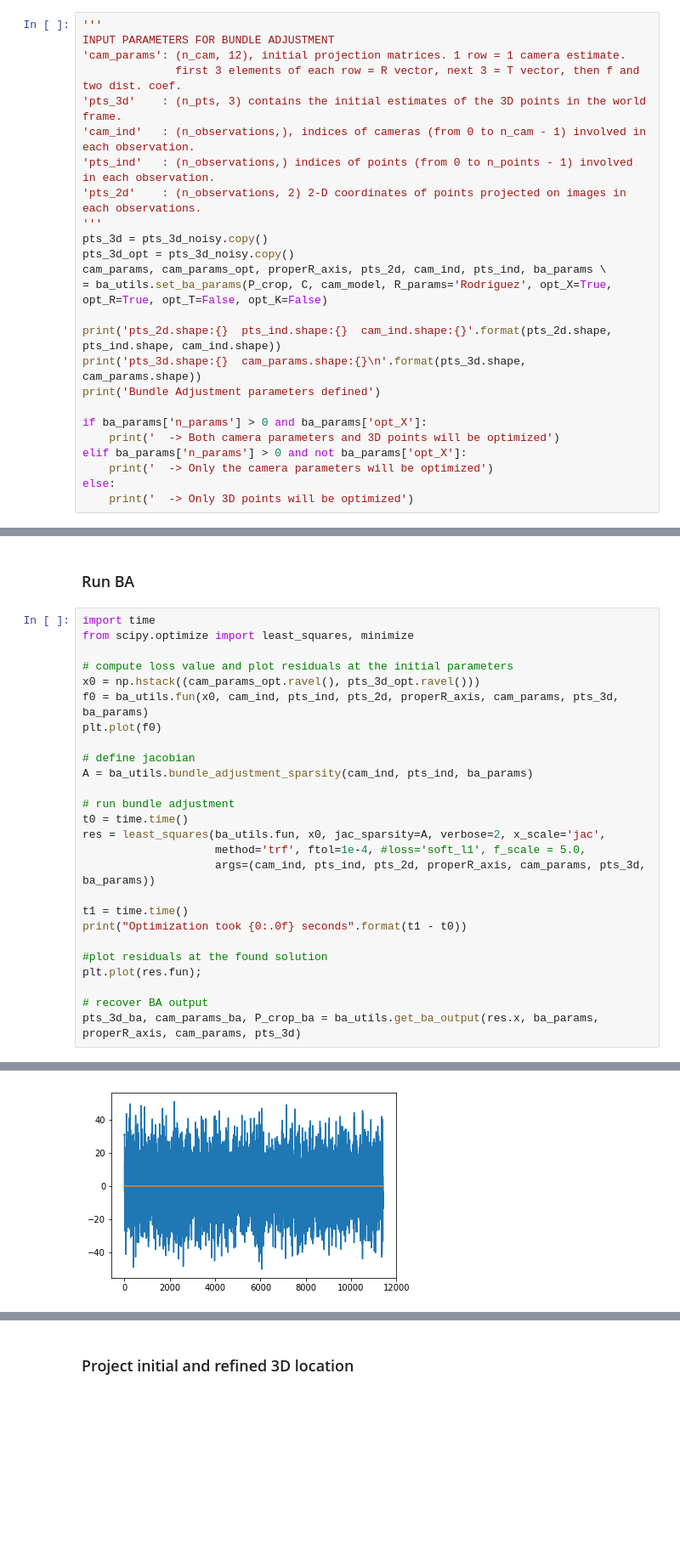
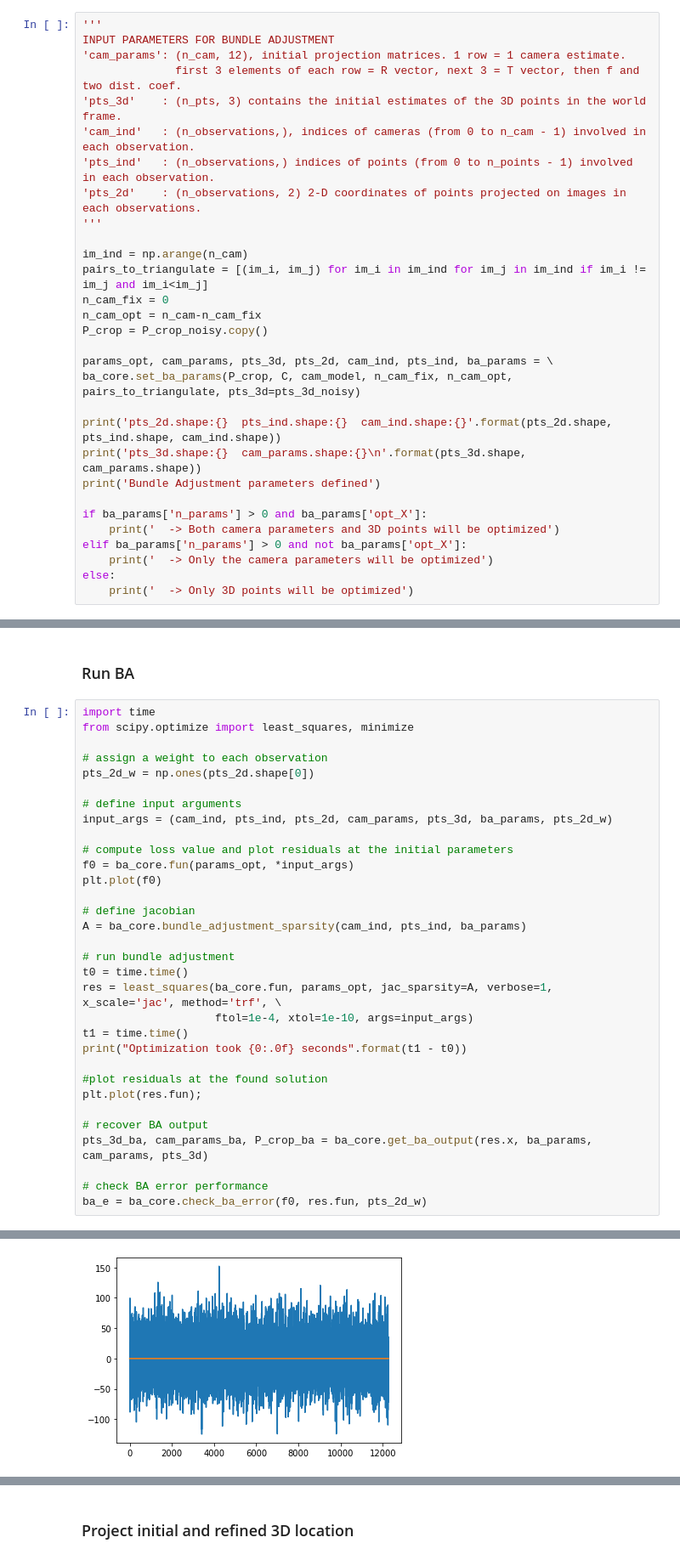
Before and after one commit to centreborelli/sat-bundleadjust, a Jupyter notebook: ba_synthetic.ipynb, the cells around one changed output, grey strips where cells are left out. Shown at 85% size. Cells and saved outputs as stored; diff of their text form; blank space fills up the shorter version.

```diff
--- a/ba_synthetic.ipynb
+++ b/ba_synthetic.ipynb
@@ -145,10 +183,15 @@ INPUT PARAMETERS FOR BUNDLE ADJUSTMENT
 'pts_ind'   : (n_observations,) indices of points (from 0 to n_points - 1) involved in each observation.
 'pts_2d'    : (n_observations, 2) 2-D coordinates of points projected on images in each observations.
 '''
-pts_3d = pts_3d_noisy.copy()
-pts_3d_opt = pts_3d_noisy.copy()
-cam_params, cam_params_opt, properR_axis, pts_2d, cam_ind, pts_ind, ba_params \
-= ba_utils.set_ba_params(P_crop, C, cam_model, R_params='Rodriguez', opt_X=True, opt_R=True, opt_T=False, opt_K=False)
+
+im_ind = np.arange(n_cam)
+pairs_to_triangulate = [(im_i, im_j) for im_i in im_ind for im_j in im_ind if im_i != im_j and im_i<im_j]
+n_cam_fix = 0
+n_cam_opt = n_cam-n_cam_fix
+P_crop = P_crop_noisy.copy()
+
+params_opt, cam_params, pts_3d, pts_2d, cam_ind, pts_ind, ba_params = \
+ba_core.set_ba_params(P_crop, C, cam_model, n_cam_fix, n_cam_opt, pairs_to_triangulate, pts_3d=pts_3d_noisy)
 
 print('pts_2d.shape:{}  pts_ind.shape:{}  cam_ind.shape:{}'.format(pts_2d.shape, pts_ind.shape, cam_ind.shape))
 print('pts_3d.shape:{}  cam_params.shape:{}\n'.format(pts_3d.shape, cam_params.shape))
@@ -172,20 +217,23 @@ Bundle Adjustment parameters defined
 import time
 from scipy.optimize import least_squares, minimize
 
+# assign a weight to each observation
+pts_2d_w = np.ones(pts_2d.shape[0])
+
+# define input arguments
+input_args = (cam_ind, pts_ind, pts_2d, cam_params, pts_3d, ba_params, pts_2d_w)
+
 # compute loss value and plot residuals at the initial parameters
-x0 = np.hstack((cam_params_opt.ravel(), pts_3d_opt.ravel()))
-f0 = ba_utils.fun(x0, cam_ind, pts_ind, pts_2d, properR_axis, cam_params, pts_3d, ba_params)
+f0 = ba_core.fun(params_opt, *input_args)
 plt.plot(f0)
 
 # define jacobian
-A = ba_utils.bundle_adjustment_sparsity(cam_ind, pts_ind, ba_params)
+A = ba_core.bundle_adjustment_sparsity(cam_ind, pts_ind, ba_params)
 
 # run bundle adjustment
 t0 = time.time()
-res = least_squares(ba_utils.fun, x0, jac_sparsity=A, verbose=2, x_scale='jac',
-                    method='trf', ftol=1e-4, #loss='soft_l1', f_scale = 5.0,
-                    args=(cam_ind, pts_ind, pts_2d, properR_axis, cam_params, pts_3d, ba_params))
-
+res = least_squares(ba_core.fun, params_opt, jac_sparsity=A, verbose=1, x_scale='jac', method='trf', \
+                    ftol=1e-4, xtol=1e-10, args=input_args)
 t1 = time.time()
 print("Optimization took {0:.0f} seconds".format(t1 - t0))
 
@@ -193,5 +241,8 @@ print("Optimization took {0:.0f} seconds".format(t1 - t0))
 plt.plot(res.fun);
 
 # recover BA output
-pts_3d_ba, cam_params_ba, P_crop_ba = ba_utils.get_ba_output(res.x, ba_params, properR_axis, cam_params, pts_3d)
+pts_3d_ba, cam_params_ba, P_crop_ba = ba_core.get_ba_output(res.x, ba_params, cam_params, pts_3d)
+
+# check BA error performance
+ba_e = ba_core.check_ba_error(f0, res.fun, pts_2d_w)
 # %% [output]
@@ -206 +255 @@ Optimization took 0 seconds
-[figure, old version]
+[figure, new version]
```
Also changed, not shown: parts of 14 cells of this notebook, 49 other files.
